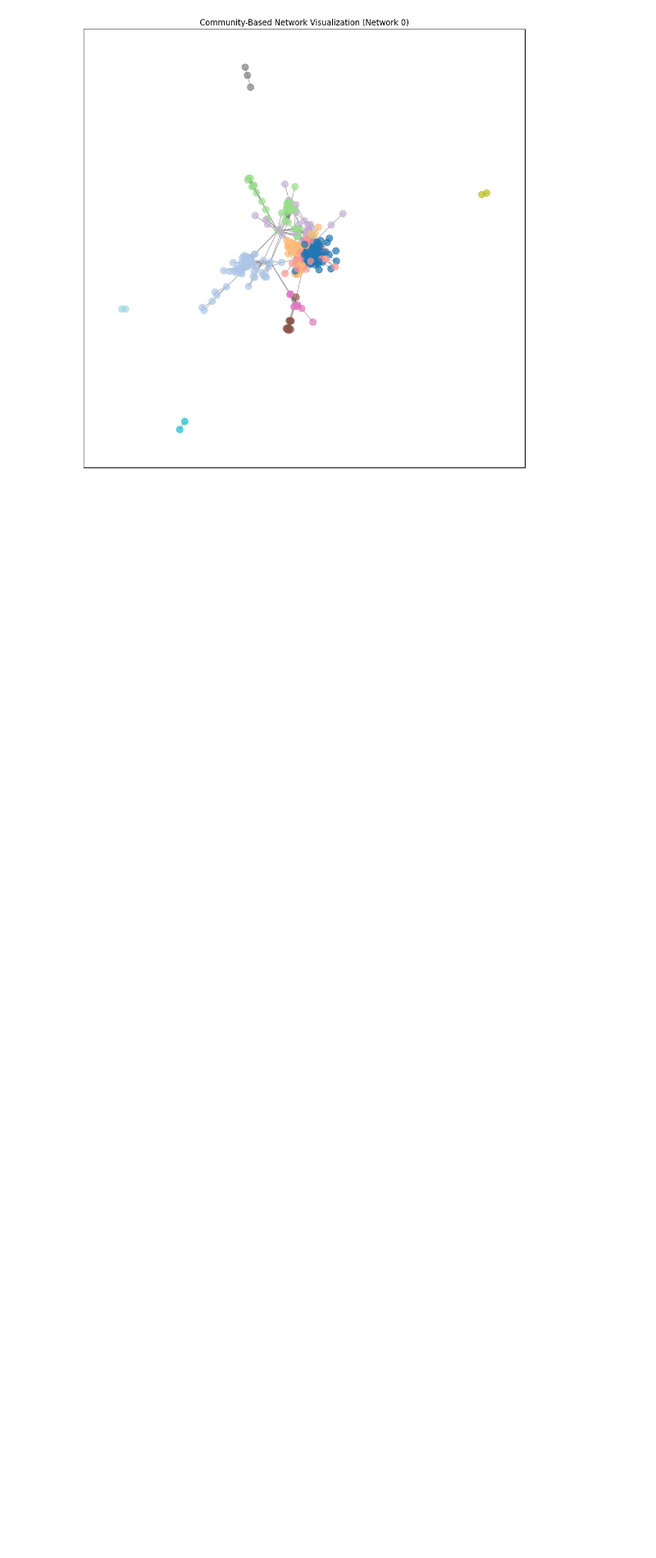
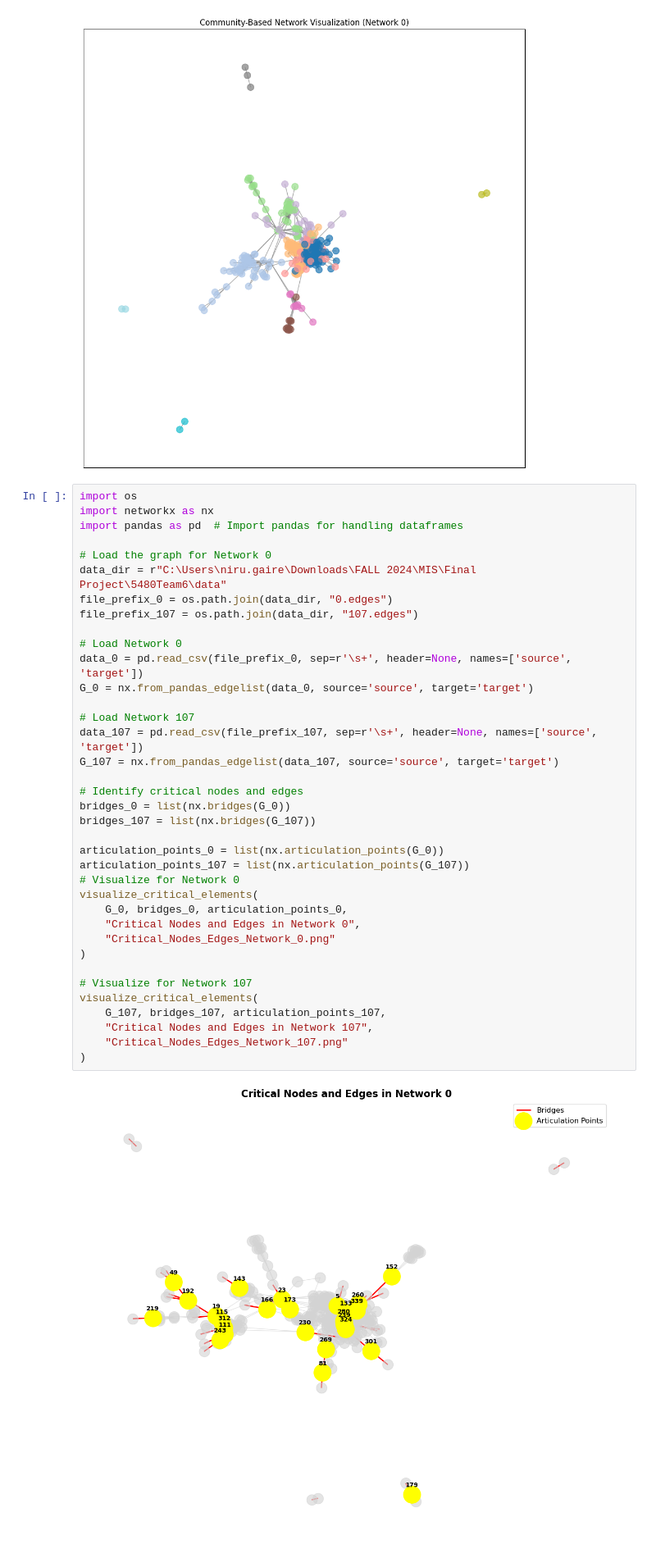
Before and after one commit to DanTheManWithAPIan/5480Team6, a Jupyter notebook: main.ipynb, the cells around one changed output. Shown at 82% size. Cells and saved outputs as stored; diff of their text form; blank space fills up the shorter version.

```diff
--- a/main.ipynb
+++ b/main.ipynb
@@ -142,3 +185,42 @@ Node 277 has 64 edges (degree)
 Node 21 has 64 edges (degree)
 Node 122 has 62 edges (degree)
 [figure]
+# %%
+import os
+import networkx as nx
+import pandas as pd  # Import pandas for handling dataframes
+
+# Load the graph for Network 0
+data_dir = r"C:\Users\niru.gaire\Downloads\FALL 2024\MIS\Final Project\5480Team6\data"
+file_prefix_0 = os.path.join(data_dir, "0.edges")
+file_prefix_107 = os.path.join(data_dir, "107.edges")
+
+# Load Network 0
+data_0 = pd.read_csv(file_prefix_0, sep=r'\s+', header=None, names=['source', 'target'])
+G_0 = nx.from_pandas_edgelist(data_0, source='source', target='target')
+
+# Load Network 107
+data_107 = pd.read_csv(file_prefix_107, sep=r'\s+', header=None, names=['source', 'target'])
+G_107 = nx.from_pandas_edgelist(data_107, source='source', target='target')
+
+# Identify critical nodes and edges
+bridges_0 = list(nx.bridges(G_0))
+bridges_107 = list(nx.bridges(G_107))
+
+articulation_points_0 = list(nx.articulation_points(G_0))
+articulation_points_107 = list(nx.articulation_points(G_107))
+# Visualize for Network 0
+visualize_critical_elements(
+    G_0, bridges_0, articulation_points_0,
+    "Critical Nodes and Edges in Network 0",
+    "Critical_Nodes_Edges_Network_0.png"
+)
+
+# Visualize for Network 107
+visualize_critical_elements(
+    G_107, bridges_107, articulation_points_107,
+    "Critical Nodes and Edges in Network 107",
+    "Critical_Nodes_Edges_Network_107.png"
+)
+# %% [output]
+[figure, added]
```
Also changed, not shown: parts of 2 cells of this notebook, 2 other files.
